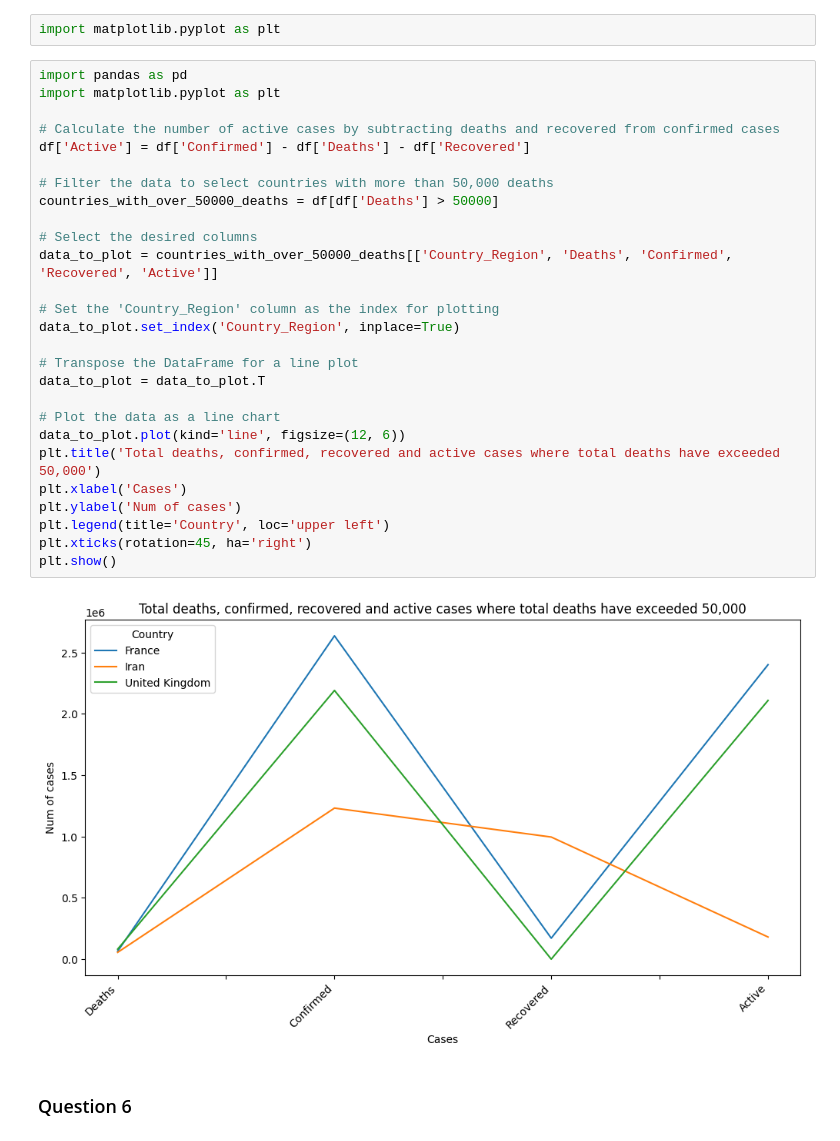
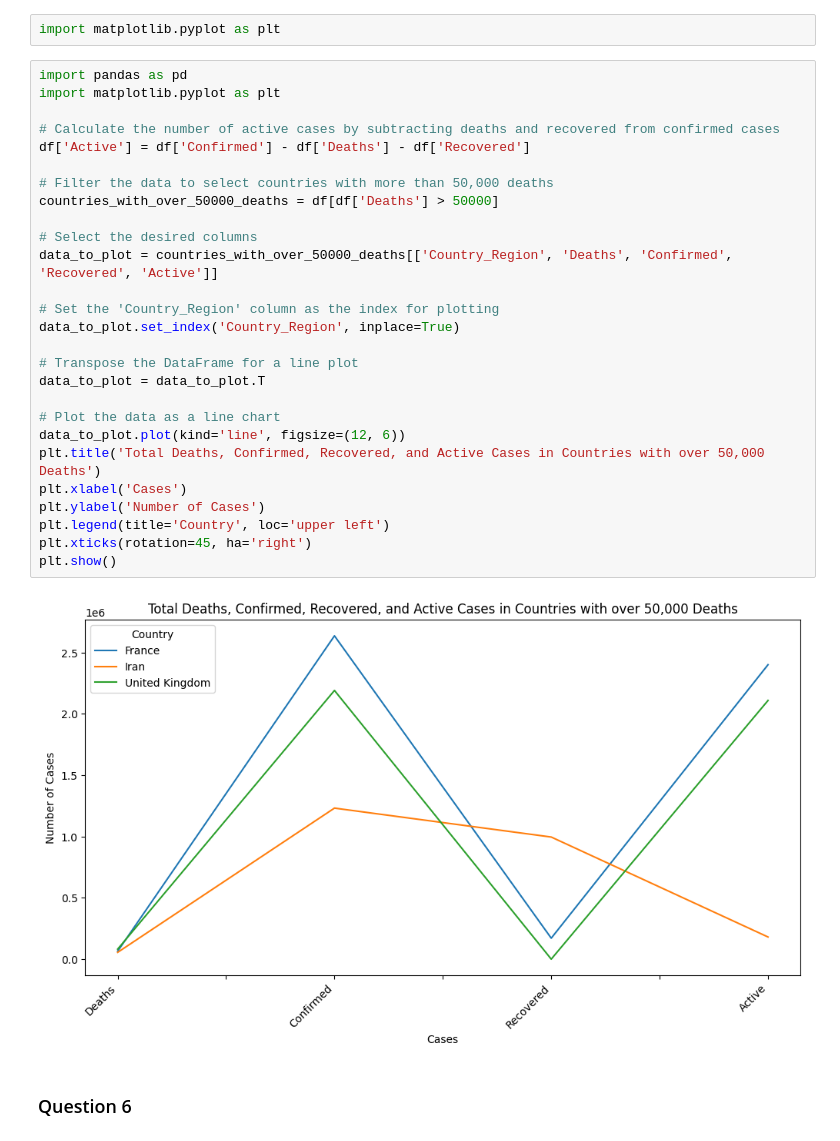
Before and after one commit to catalinalopera/Pandas, a Jupyter notebook: Lecture_02_Pandas_Covid_Analysis_Questions.ipynb, the cells around one changed output. Cells and saved outputs as stored; diff of their text form.

```diff
--- a/Lecture_02_Pandas_Covid_Analysis_Questions.ipynb
+++ b/Lecture_02_Pandas_Covid_Analysis_Questions.ipynb
@@ -467,32 +494,32 @@ import matplotlib.pyplot as plt
 # %%
 import pandas as pd
 import matplotlib.pyplot as plt
 
 # Calculate the number of active cases by subtracting deaths and recovered from confirmed cases
 df['Active'] = df['Confirmed'] - df['Deaths'] - df['Recovered']
 
 # Filter the data to select countries with more than 50,000 deaths
 countries_with_over_50000_deaths = df[df['Deaths'] > 50000]
 
 # Select the desired columns
 data_to_plot = countries_with_over_50000_deaths[['Country_Region', 'Deaths', 'Confirmed', 'Recovered', 'Active']]
 
 # Set the 'Country_Region' column as the index for plotting
 data_to_plot.set_index('Country_Region', inplace=True)
 
 # Transpose the DataFrame for a line plot
 data_to_plot = data_to_plot.T
 
 # Plot the data as a line chart
 data_to_plot.plot(kind='line', figsize=(12, 6))
-plt.title('Total deaths, confirmed, recovered and active cases where total deaths have exceeded 50,000')
+plt.title('Total Deaths, Confirmed, Recovered, and Active Cases in Countries with over 50,000 Deaths')
 plt.xlabel('Cases')
-plt.ylabel('Num of cases')
+plt.ylabel('Number of Cases')
 plt.legend(title='Country', loc='upper left')
 plt.xticks(rotation=45, ha='right')
 plt.show()
 # %% [output]
-[figure, old version]
+[figure, new version]
 # %% [markdown]
 ### Question 6
 # %% [markdown]
```
Also changed, not shown: parts of 6 cells of this notebook.
